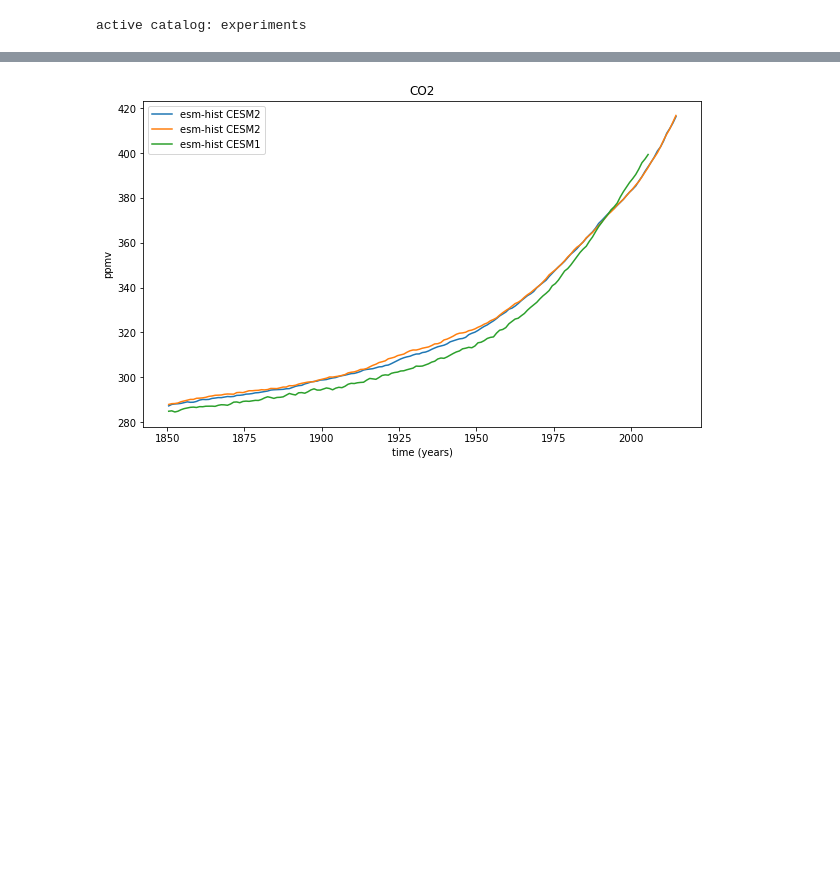
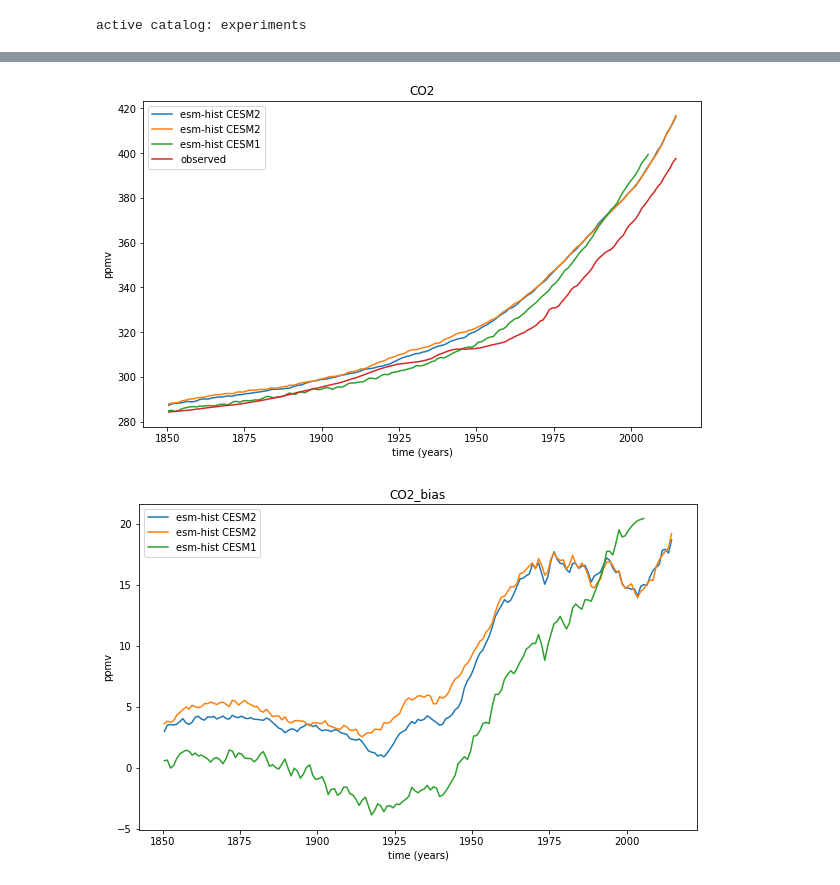
Before and after one commit to klindsay28/CESM2_coup_carb_cycle_JAMES, a Jupyter notebook: Cinv_esm-hist.ipynb, the cells around one changed output, grey strips where cells are left out. Drawn from its saved outputs; the diff is of its cells as text; code cells hidden in the pictures; blank space fills up the shorter version.

Commit message:
add obs to CO2 plot and CO2 bias plot in Cinv_esm-hist notebook

```diff
--- a/Cinv_esm-hist.ipynb
+++ b/Cinv_esm-hist.ipynb
@@ -38,10 +44,34 @@ plot_1var(varname, ds_list, legend_list, varname, region_val='Global')
 [figure]
 [figure]
 [figure]
+# %%
+path_obs = '/'.join([forcing_dir, 'LBC_1750-2015_CMIP6_GlobAnnAvg_c180926.nc'])
+ds_obs_time_slice = xr.open_dataset(path_obs).sel(time=slice('1850-01-01', '2015-01-01'))
+
+# store copy of time:bounds, because xarray drops it when averaging over 'lat'
+tb_name = ds_obs_time_slice.time.attrs['bounds']
+tb = ds_obs_time_slice[tb_name]
+
+db_obs_time_slice_lat_avg = ds_obs_time_slice.mean('lat')
+db_obs_time_slice_lat_avg[tb_name] = tb
+
+ds_obs = repl_coord('time', esm_hist_ann, db_obs_time_slice_lat_avg)
+time_obs = time_year_plus_frac(ds_obs, 'time')
 # %%
 ds_list = [esm_hist_ann, esm_hist_cmip5_ann]
 legend_list = ['esm-hist CESM2', 'esm-hist CESM1']
 varname = 'CO2'
-plot_1var(varname, ds_list, legend_list, varname, region_val='Global', vdim_name='lev')
+ax = plot_1var(varname, ds_list, legend_list, varname, region_val='Global', vdim_name='lev')
+
+ax.plot(time_obs, 1.0e6 * ds_obs.CO2_LBC, label='observed')
+ax.legend()
+
+for ds in ds_list:
+    ds['CO2_bias'] = ds['CO2'].copy()
+    ds['CO2_bias'] -= 1.0e6 * ds_obs.CO2_LBC[0:ds.dims['time']]
+
+varname = 'CO2_bias'
+ax = plot_1var(varname, ds_list, legend_list, varname, region_val='Global', vdim_name='lev')
 # %% [output]
-[figure, old version]
+[figure, new version]
+[figure, added]
```
Also changed, not shown: parts of 2 cells of this notebook, 3 other files.
